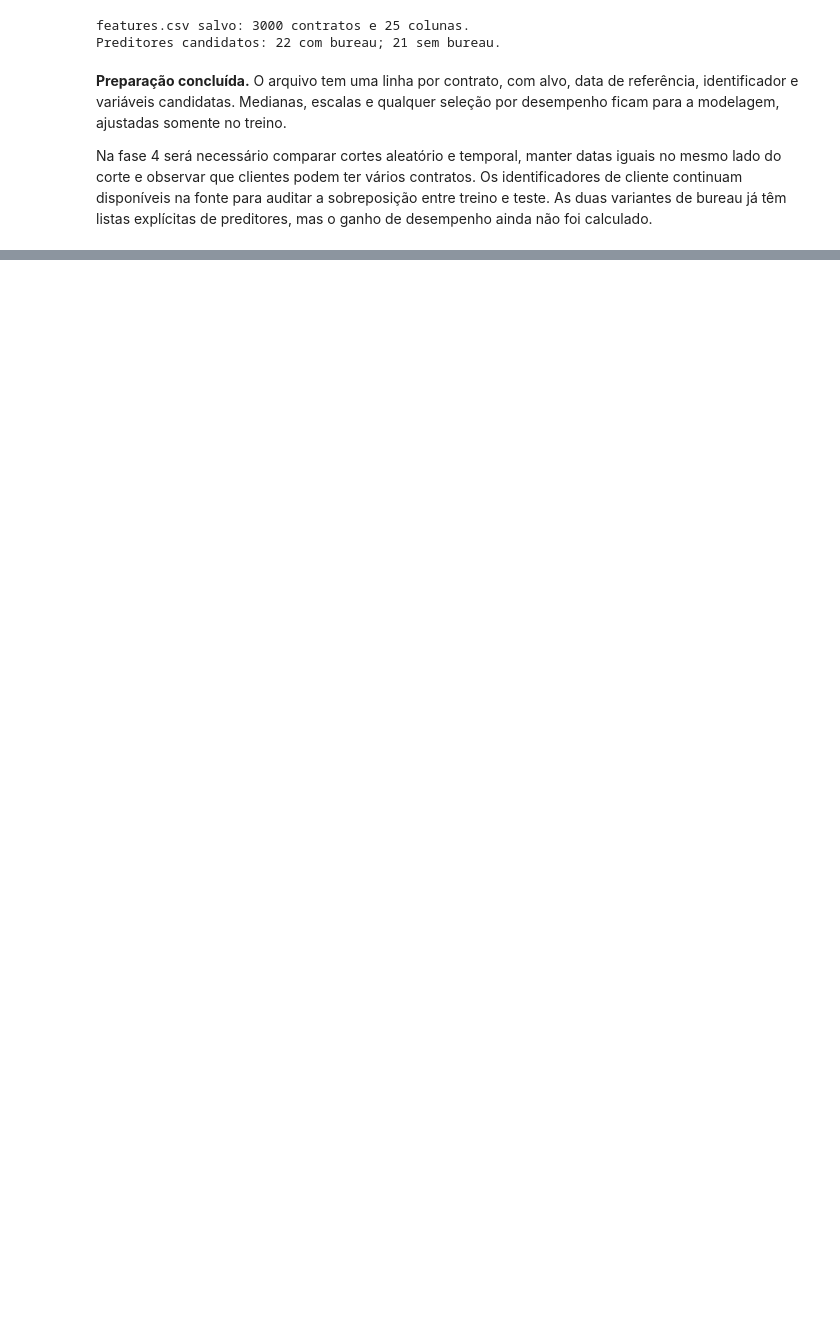
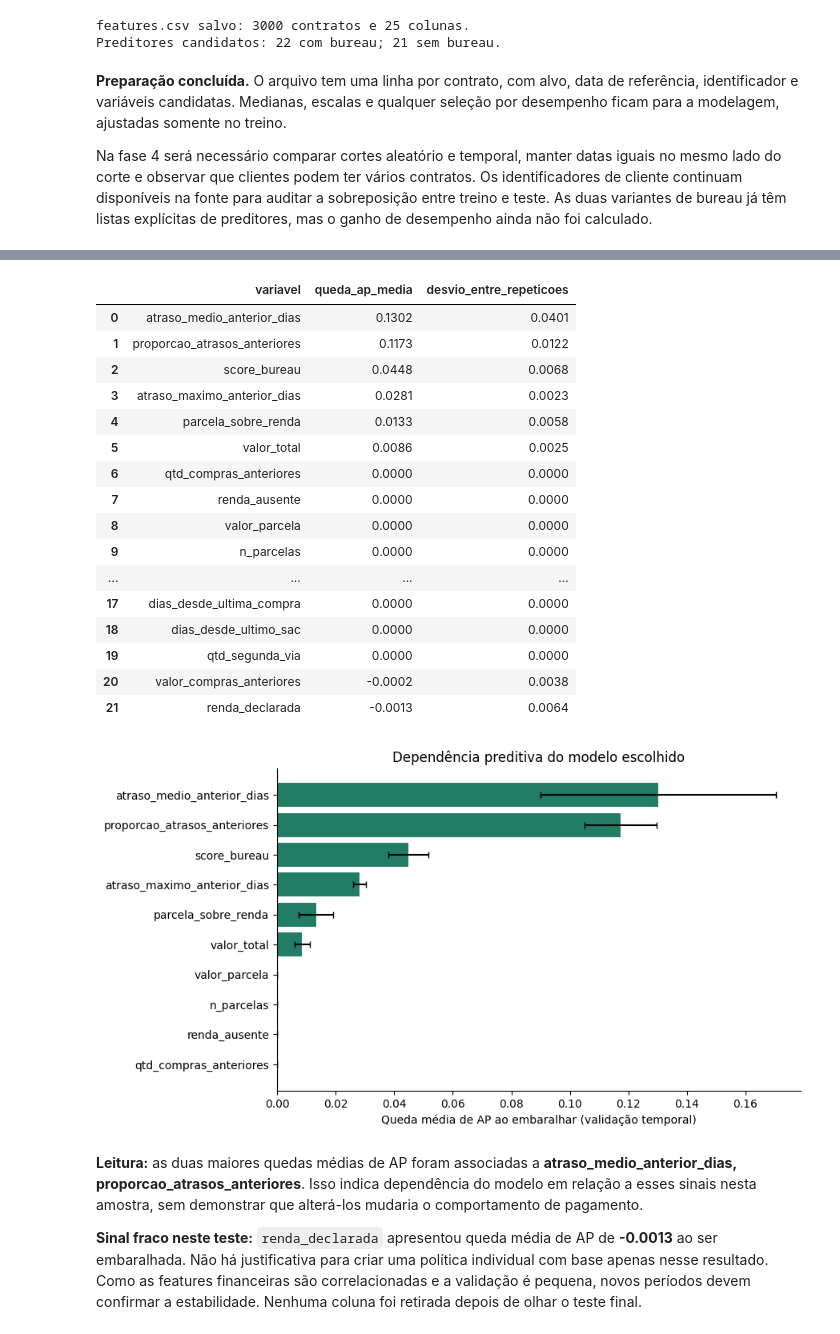
Before and after one commit to Kogake7/BemLar-CienciaDeDados, a Jupyter notebook: enunciado.ipynb, the cells around one changed output, grey strips where cells are left out. Drawn from its saved outputs; the diff is of its cells as text; code cells hidden in the pictures; blank space fills up the shorter version.

```diff
--- a/enunciado.ipynb
+++ b/enunciado.ipynb
@@ -801,0 +1183,53 @@ Faltam ainda dois arquivos que **não** são gerados aqui:
+# %%
+# TODO: importancia de variaveis - e cuidado ao interpretar
+
+importancias = permutation_importance(
+    modelos_validacao[nome_escolhido], base_modelagem.loc[idx_validacao, colunas_finais],
+    y.loc[idx_validacao], scoring='average_precision', n_repeats=5, random_state=SEMENTE, n_jobs=1)
+importancia_variaveis = pd.DataFrame({'variavel': colunas_finais,
+                                     'queda_ap_media': importancias.importances_mean,
+                                     'desvio_entre_repeticoes': importancias.importances_std})
+importancia_variaveis = importancia_variaveis.sort_values('queda_ap_media', ascending=False).reset_index(drop=True)
+display(importancia_variaveis.round(4))
+top = importancia_variaveis.head(10).sort_values('queda_ap_media')
+fig, ax = plt.subplots(figsize=(9, 5))
+ax.barh(top['variavel'], top['queda_ap_media'], xerr=top['desvio_entre_repeticoes'], color='#237c65', capsize=3)
+ax.axvline(0, color='#555555', linewidth=0.8)
+ax.set(xlabel='Queda média de AP ao embaralhar (validação temporal)', title='Dependência preditiva do modelo escolhido')
+ax.spines[['top', 'right']].set_visible(False)
+fig.tight_layout()
+plt.show()
+mais_importantes = ', '.join(importancia_variaveis.head(2)['variavel'])
+menos_importante = importancia_variaveis.iloc[-1]
+display(Markdown(
+    f"**Leitura:** as duas maiores quedas médias de AP foram associadas a **{mais_importantes}**. "
+    "Isso indica dependência do modelo em relação a esses sinais nesta amostra, sem demonstrar que alterá-los "
+    "mudaria o comportamento de pagamento.\n\n"
+    f"**Sinal fraco neste teste:** `{menos_importante['variavel']}` apresentou queda média de AP "
+    f"de **{menos_importante['queda_ap_media']:.4f}** ao ser embaralhada. "
+    "Não há justificativa para criar uma política individual com base apenas nesse resultado. "
+    "Como as features financeiras são correlacionadas e a validação é pequena, novos períodos devem confirmar "
+    "a estabilidade. Nenhuma coluna foi retirada depois de olhar o teste final."
+))
+# %% [output]
+|  | variavel | queda_ap_media | desvio_entre_repeticoes |
+| 0 | atraso_medio_anterior_dias | 0.1302 | 0.0401 |
+| 1 | proporcao_atrasos_anteriores | 0.1173 | 0.0122 |
+| 2 | score_bureau | 0.0448 | 0.0068 |
+| 3 | atraso_maximo_anterior_dias | 0.0281 | 0.0023 |
+| 4 | parcela_sobre_renda | 0.0133 | 0.0058 |
+| 5 | valor_total | 0.0086 | 0.0025 |
+| 6 | qtd_compras_anteriores | 0.0000 | 0.0000 |
+| 7 | renda_ausente | 0.0000 | 0.0000 |
+| 8 | valor_parcela | 0.0000 | 0.0000 |
+| 9 | n_parcelas | 0.0000 | 0.0000 |
+| ... | ... | ... | ... |
+| 17 | dias_desde_ultima_compra | 0.0000 | 0.0000 |
+| 18 | dias_desde_ultimo_sac | 0.0000 | 0.0000 |
+| 19 | qtd_segunda_via | 0.0000 | 0.0000 |
+| 20 | valor_compras_anteriores | -0.0002 | 0.0038 |
+| 21 | renda_declarada | -0.0013 | 0.0064 |
+[figure, added]
+**Leitura:** as duas maiores quedas médias de AP foram associadas a **atraso_medio_anterior_dias, proporcao_atrasos_anteriores**. Isso indica dependência do modelo em relação a esses sinais nesta amostra, sem demonstrar que alterá-los mudaria o comportamento de pagamento.
+
+**Sinal fraco neste teste:** `renda_declarada` apresentou queda média de AP de **-0.0013** ao ser embaralhada. Não há justificativa para criar uma política individual com base apenas nesse resultado. Como as features financeiras são correlacionadas e a validação é pequena, novos períodos devem confirmar a estabilidade. Nenhuma coluna foi retirada depois de olhar o teste final.
```
Also changed, not shown: parts of 25 cells of this notebook, 5 other files.
